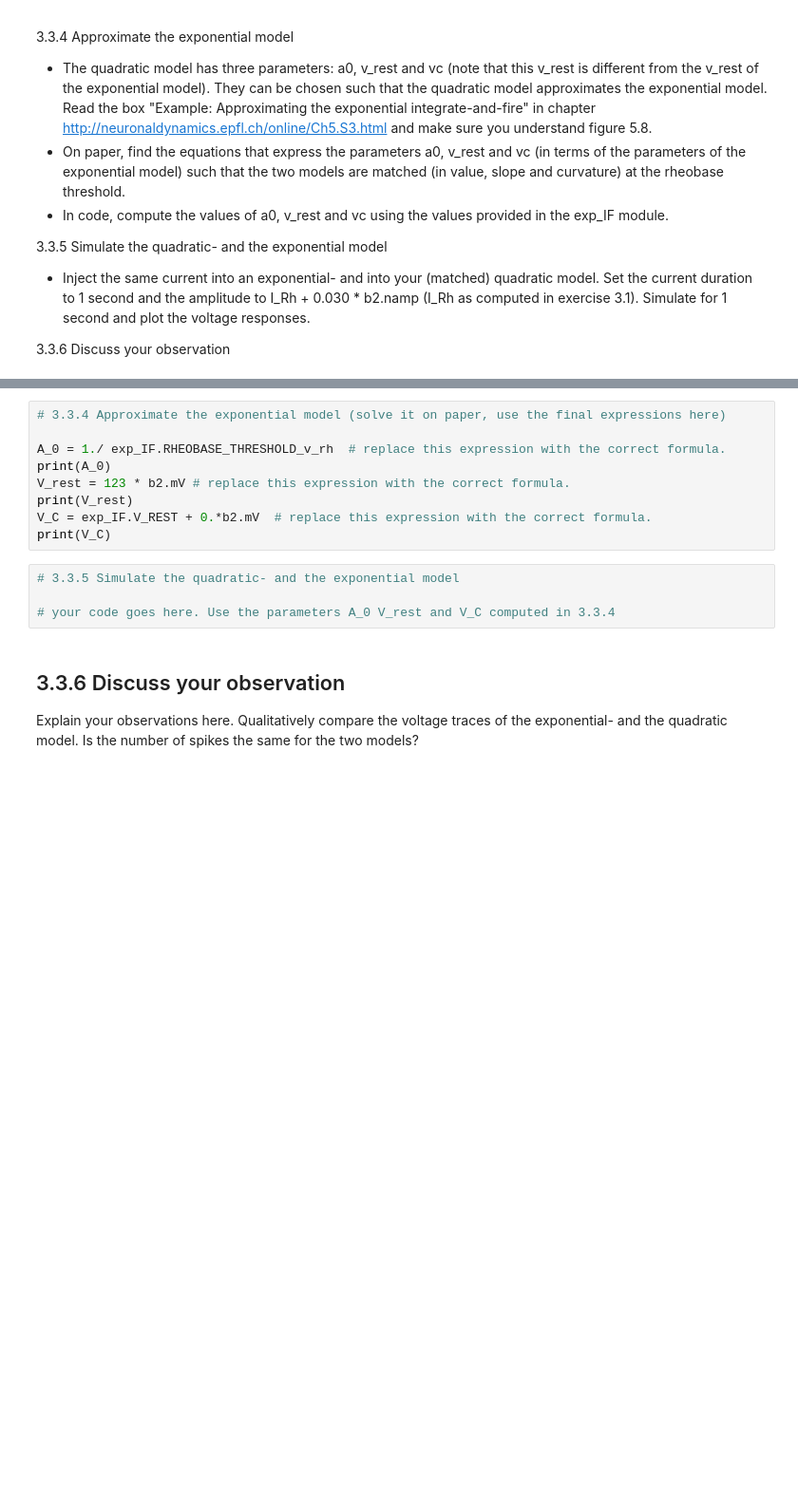
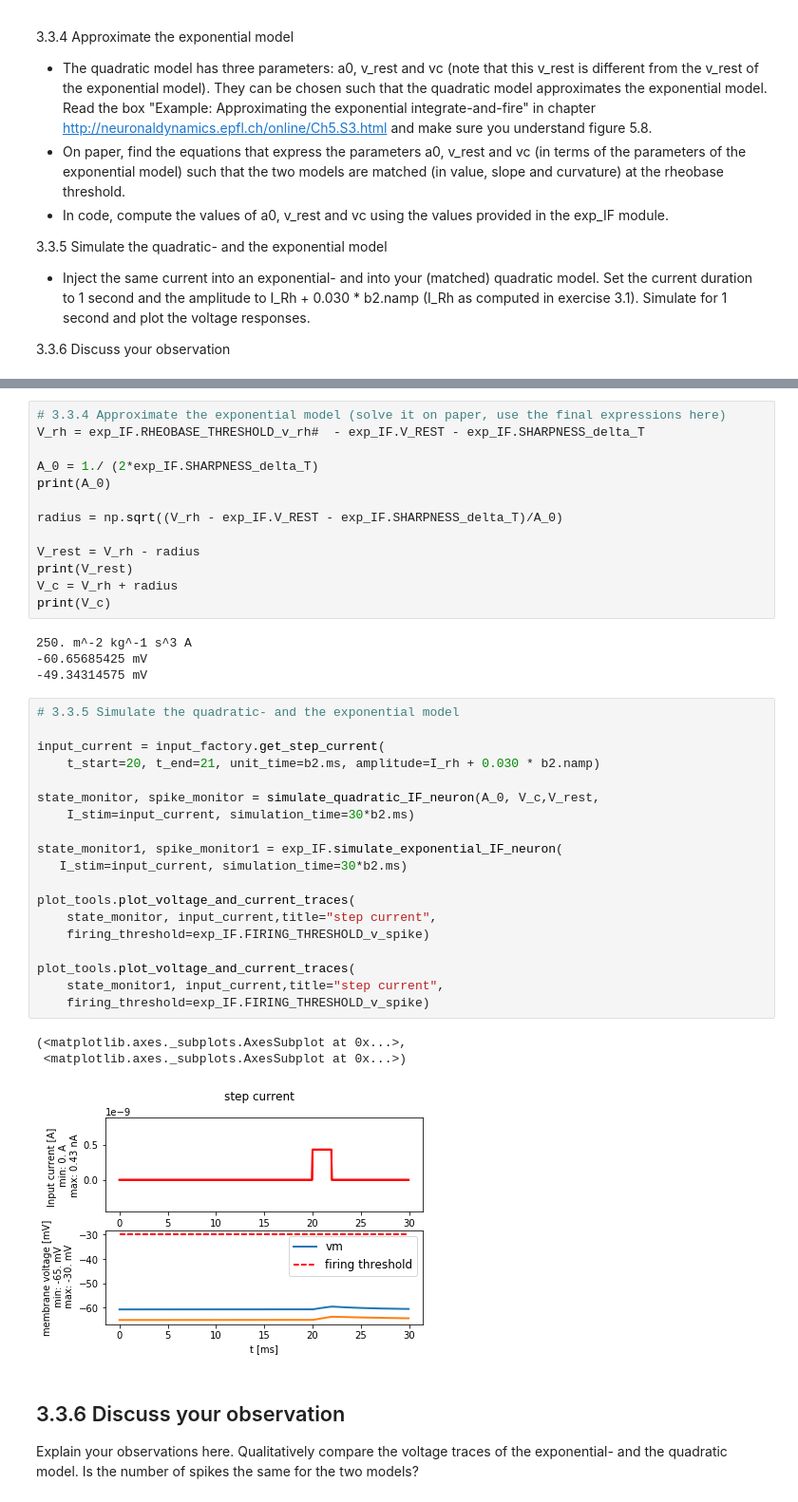
Before and after one commit to FakePersona/BMNN, a Jupyter notebook: Ex3_Rémy_Sun_000.ipynb, the cells around one changed output, grey strips where cells are left out. Shown at 95% size. Cells and saved outputs as stored; diff of their text form; blank space fills up the shorter version.

```diff
--- a/Ex3_Rémy_Sun_000.ipynb
+++ b/Ex3_Rémy_Sun_000.ipynb
@@ -210,16 +238,43 @@ def simulate_quadratic_IF_neuron(
 # %%
 # 3.3.4 Approximate the exponential model (solve it on paper, use the final expressions here)
+V_rh = exp_IF.RHEOBASE_THRESHOLD_v_rh#  - exp_IF.V_REST - exp_IF.SHARPNESS_delta_T
 
-A_0 = 1./ exp_IF.RHEOBASE_THRESHOLD_v_rh  # replace this expression with the correct formula.
+A_0 = 1./ (2*exp_IF.SHARPNESS_delta_T)
 print(A_0)
-V_rest = 123 * b2.mV # replace this expression with the correct formula.
+
+radius = np.sqrt((V_rh - exp_IF.V_REST - exp_IF.SHARPNESS_delta_T)/A_0)
+
+V_rest = V_rh - radius
 print(V_rest)
-V_C = exp_IF.V_REST + 0.*b2.mV  # replace this expression with the correct formula.
-print(V_C)
+V_c = V_rh + radius
+print(V_c)
+# %% [output]
+250. m^-2 kg^-1 s^3 A
+-60.65685425 mV
+-49.34314575 mV
-# %%
-# 3.3.5 Simulate the quadratic- and the exponential model
-
-# your code goes here. Use the parameters A_0 V_rest and V_C computed in 3.3.4
+# %%
+# 3.3.5 Simulate the quadratic- and the exponential model
+
+input_current = input_factory.get_step_current(
+    t_start=20, t_end=21, unit_time=b2.ms, amplitude=I_rh + 0.030 * b2.namp)
+
+state_monitor, spike_monitor = simulate_quadratic_IF_neuron(A_0, V_c,V_rest,
+    I_stim=input_current, simulation_time=30*b2.ms)
+
+state_monitor1, spike_monitor1 = exp_IF.simulate_exponential_IF_neuron(
+   I_stim=input_current, simulation_time=30*b2.ms)
+
+plot_tools.plot_voltage_and_current_traces(
+    state_monitor, input_current,title="step current",
+    firing_threshold=exp_IF.FIRING_THRESHOLD_v_spike)
+
+plot_tools.plot_voltage_and_current_traces(
+    state_monitor1, input_current,title="step current",
+    firing_threshold=exp_IF.FIRING_THRESHOLD_v_spike)
+# %% [output]
+(<matplotlib.axes._subplots.AxesSubplot at 0x...>,
+ <matplotlib.axes._subplots.AxesSubplot at 0x...>)
+[figure, added]
 # %% [markdown]
 ## 3.3.6 Discuss your observation
 
```
Also changed, not shown: parts of 2 cells of this notebook, 1 other file.
